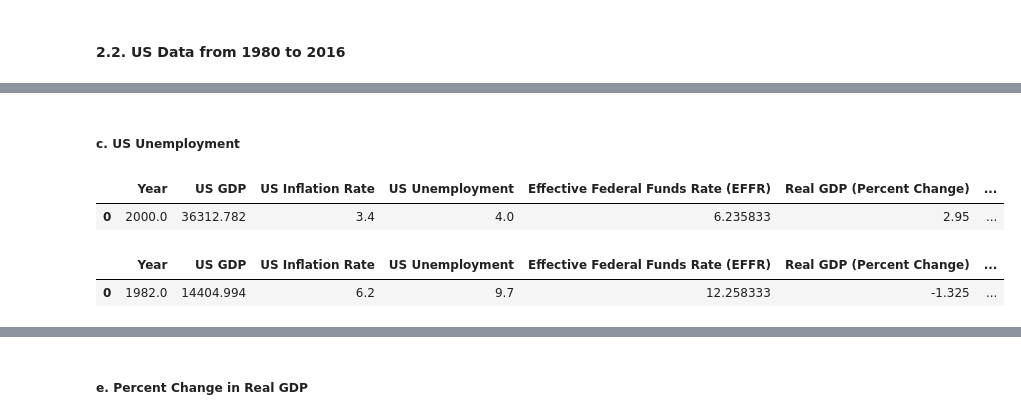
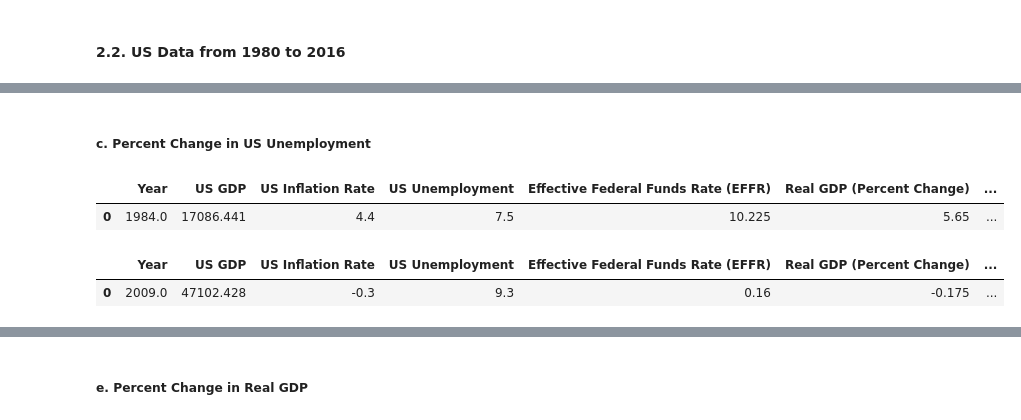
Before and after one commit to jal004/COGS108_SP22_Group009_Project, a Jupyter notebook: FinalProjectGroup009Sp22.ipynb, the cells around one changed output, grey strips where cells are left out. Drawn from its saved outputs; the diff is of its cells as text; code cells hidden in the pictures.

```diff
--- a/FinalProjectGroup009Sp22.ipynb
+++ b/FinalProjectGroup009Sp22.ipynb
@@ -674,14 +721,14 @@ us_data_merge[us_data_merge['US Inflation Rate'] == us_data_merge['US Inflation
 # %% [markdown]
-##### c. US Unemployment
+##### c. Percent Change in US Unemployment
 # %%
 # Minimum of US Unemployment
-us_data_merge[us_data_merge['US Unemployment'] == us_data_merge['US Unemployment'].min()].reset_index(drop=True).head()
+us_data_merge[us_data_merge['% Change in US Unemployment'] == us_data_merge['% Change in US Unemployment'].min()].reset_index(drop=True).head()
 # %% [output]
 |  | Year | US GDP | US Inflation Rate | US Unemployment | Effective Federal Funds Rate (EFFR) | Real GDP (Percent Change) | ... |
-| 0 | 2000.0 | 36312.782 | 3.4 | 4.0 | 6.235833 | 2.95 | ... |
+| 0 | 1984.0 | 17086.441 | 4.4 | 7.5 | 10.225 | 5.65 | ... |
 # %%
 # Maximum of US Unemployment
-us_data_merge[us_data_merge['US Unemployment'] == us_data_merge['US Unemployment'].max()].reset_index(drop=True).head()
+us_data_merge[us_data_merge['% Change in US Unemployment'] == us_data_merge['% Change in US Unemployment'].max()].reset_index(drop=True).head()
 # %% [output]
 |  | Year | US GDP | US Inflation Rate | US Unemployment | Effective Federal Funds Rate (EFFR) | Real GDP (Percent Change) | ... |
-| 0 | 1982.0 | 14404.994 | 6.2 | 9.7 | 12.258333 | -1.325 | ... |
+| 0 | 2009.0 | 47102.428 | -0.3 | 9.3 | 0.16 | -0.175 | ... |
```
Also changed, not shown: parts of 36 cells of this notebook.
